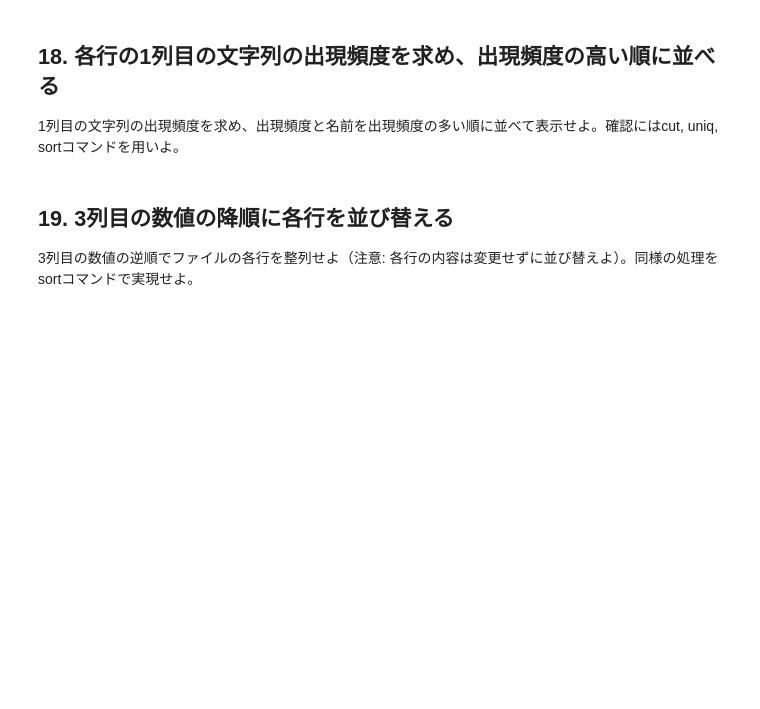
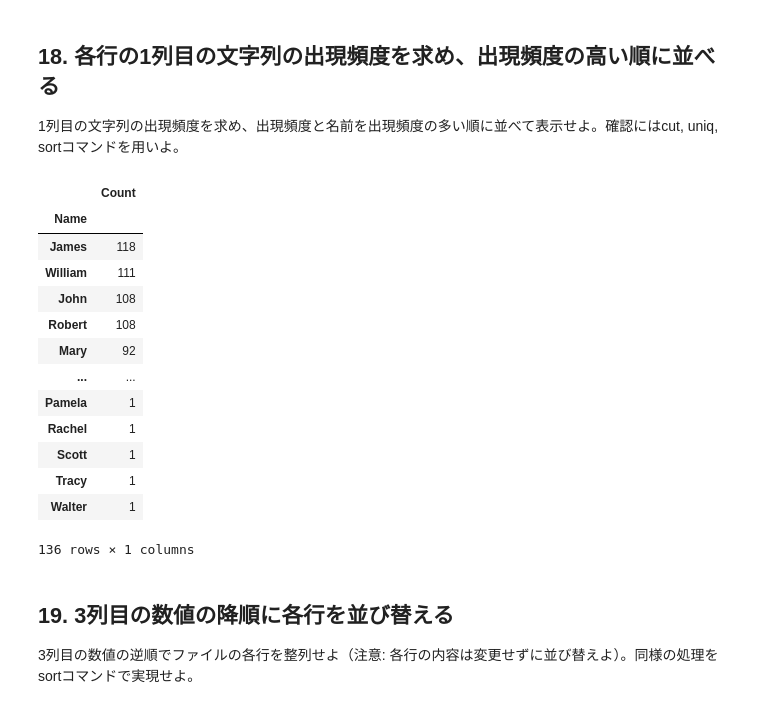
Before and after one commit to tempuraguruguru/nlp, a Jupyter notebook: ja/ch02.ipynb, the cells around one changed output. Saved outputs shown, nothing was run; the diff lists cells and outputs as text; code cells hidden in the pictures; blank space fills up the shorter version.

```diff
--- a/ja/ch02.ipynb
+++ b/ja/ch02.ipynb
@@ -139,0 +158,16 @@ with open('/content/drive/MyDrive/nlp100/lesson02/popular-names.txt', 'r') as fi
+# %%
+data = {'Name': [], 'Sex': [], 'Population': [], 'Year': []}
+with open('/content/drive/MyDrive/nlp100/lesson02/popular-names.txt', 'r') as file:
+  lines = file.readlines()
+  for line in lines:
+    line = re.sub('\n', '', line)
+    line = re.split('\t', line)
+    data['Name'].append(line[0])
+    data['Sex'].append(line[1])
+    data['Population'].append(line[2])
+    data['Year'].append(line[3])
+
+df = pd.DataFrame(data)
+unique = df['Name'].unique()
+print(len(unique))
+unique
@@ -140,6 +193,39 @@ with open('/content/drive/MyDrive/nlp100/lesson02/popular-names.txt', 'r') as fi
 # %% [markdown]
 ## 18. 各行の1列目の文字列の出現頻度を求め、出現頻度の高い順に並べる
 1列目の文字列の出現頻度を求め、出現頻度と名前を出現頻度の多い順に並べて表示せよ。確認にはcut, uniq, sortコマンドを用いよ。
+# %%
+data = {'Name': [], 'Sex': [], 'Population': [], 'Year': []}
+with open('/content/drive/MyDrive/nlp100/lesson02/popular-names.txt', 'r') as file:
+  lines = file.readlines()
+  for line in lines:
+    line = re.sub('\n', '', line)
+    line = re.split('\t', line)
+    data['Name'].append(line[0])
+    data['Sex'].append(line[1])
+    data['Population'].append(line[2])
+    data['Year'].append(line[3])
+
+df = pd.DataFrame(data)
+df = df.groupby('Name').count()
+df['Count'] = df['Sex']
+df = df[['Count']]
+df = df.sort_values(by = 'Count', ascending = False)
+df
+# %% [output]
+|  | Count |
+| Name |  |
+| James | 118 |
+| William | 111 |
+| John | 108 |
+| Robert | 108 |
+| Mary | 92 |
+| ... | ... |
+| Pamela | 1 |
+| Rachel | 1 |
+| Scott | 1 |
+| Tracy | 1 |
+| Walter | 1 |
+136 rows × 1 columns
 # %% [markdown]
 ## 19. 3列目の数値の降順に各行を並び替える
 3列目の数値の逆順でファイルの各行を整列せよ（注意: 各行の内容は変更せずに並び替えよ）。同様の処理をsortコマンドで実現せよ。
```
Also changed, not shown: parts of 6 cells of this notebook.
